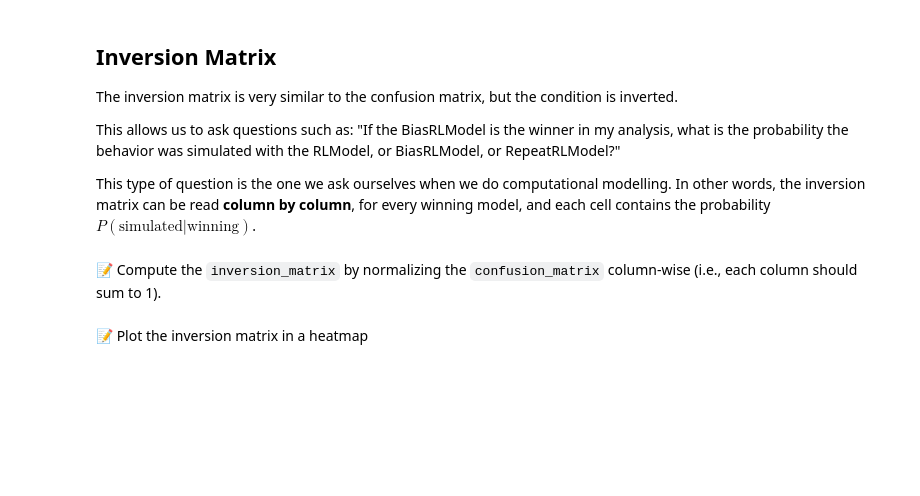
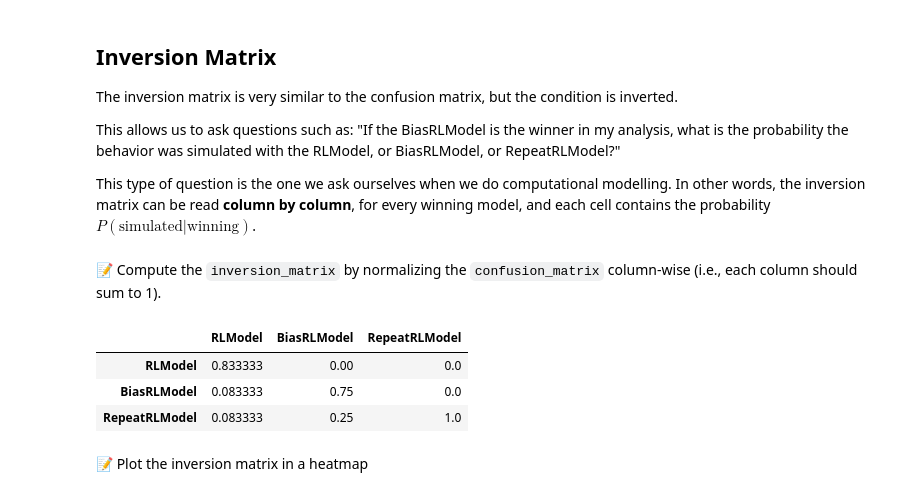
Before and after one commit to easiryne/cognitive-modeling-lab, a Jupyter notebook: TD_7/td7_notebook.ipynb, the cells around one changed output. Cells and saved outputs as stored; diff of their text form; code cells hidden in the pictures; blank space fills up the shorter version.

```diff
--- a/TD_7/td7_notebook.ipynb
+++ b/TD_7/td7_notebook.ipynb
@@ -391,15 +397,15 @@ for i in trange(n_rounds):
     ### Simulate with RLModel ###
     # 1) Instantiate the model with parameters sampled from their distributions
     rl_model = RLModel(
-        learning_rate=...,
-        temperature=...
+        learning_rate=param_distributions['learning_rate'].rvs(),
+        temperature=param_distributions['temperature'].rvs()
     )
     # 2) Simulate a behavior with the model
-    actions, _, rewards = ...
+    actions, _, rewards = rl_model.simulate(task, plot=False)
     # 3) Fit all candidate models to the behavior
-    fitted_models = [...]
+    fitted_models = [model.fit(actions, rewards) for model in candidate_models]
     # 4) Select the model with the best BIC
-    selected_model = ...
+    selected_model = select_model(fitted_models, actions, rewards)
     # 5) Save the outome in `results`
     # Increment the corresponding cell in the results DataFrame
     # Here the first row corresponds to a simulated RLModel, and the column corresponds to the winning model
@@ -409,24 +415,24 @@ for i in trange(n_rounds):
     ### Simulate with BiasRLModel ###
     # Now you do the same, but the behavior is simulated with the BiasRLModel
     bias_model = BiasRLModel(
-        learning_rate=...,
-        temperature=...,
-        bias=...
+        learning_rate=param_distributions['learning_rate'].rvs(),
+        temperature=param_distributions['temperature'].rvs(),
+        bias=param_distributions['bias'].rvs()
     )
-    actions, _, rewards = ...
-    fitted_models = ...
-    selected_model = ...
-    results.iloc[..., ...] += 1
+    actions, _, rewards = bias_model.simulate(task, plot=False)
+    fitted_models = [model.fit(actions, rewards) for model in candidate_models]
+    selected_model = select_model(fitted_models, actions, rewards)
+    results.iloc[1, selected_model] += 1
 
 
     ### Simulate with RepeatRLModel ###
     # Again, you do the same, but the behavior is simulated with the RepeatRLModel
     repeat_model = RepeatRLModel(
-        learning_rate=...,
-        temperature=...,
-        repeat=...
+        learning_rate=param_distributions['learning_rate'].rvs(),
+        temperature=param_distributions['temperature'].rvs(),
+        repeat=param_distributions['repeat'].rvs()
     )
-    actions, _, rewards = ...
-    fitted_models = ...
-    selected_model = ...
-    results.iloc[..., ...] += 1
+    actions, _, rewards = repeat_model.simulate(task, plot=False)
+    fitted_models = [model.fit(actions, rewards) for model in candidate_models]
+    selected_model = select_model(fitted_models, actions, rewards)
+    results.iloc[2, selected_model] += 1
@@ -468,8 +661,13 @@ This type of question is the one we ask ourselves when we do computational model
 # %% [markdown]
 📝 Compute the `inversion_matrix` by normalizing the `confusion_matrix` column-wise (i.e., each column should sum to 1).
 # %%
-inversion_matrix = ...
+inversion_matrix = confusion_matrix.div(confusion_matrix.sum(axis=0), axis=1)  # Normalize each row to sum to 1
 inversion_matrix
+# %% [output]
+|  | RLModel | BiasRLModel | RepeatRLModel |
+| RLModel | 0.833333 | 0.00 | 0.0 |
+| BiasRLModel | 0.083333 | 0.75 | 0.0 |
+| RepeatRLModel | 0.083333 | 0.25 | 1.0 |
 # %% [markdown]
 📝 Plot the inversion matrix in a heatmap
 # %%
```
Also changed, not shown: parts of 15 cells of this notebook.
